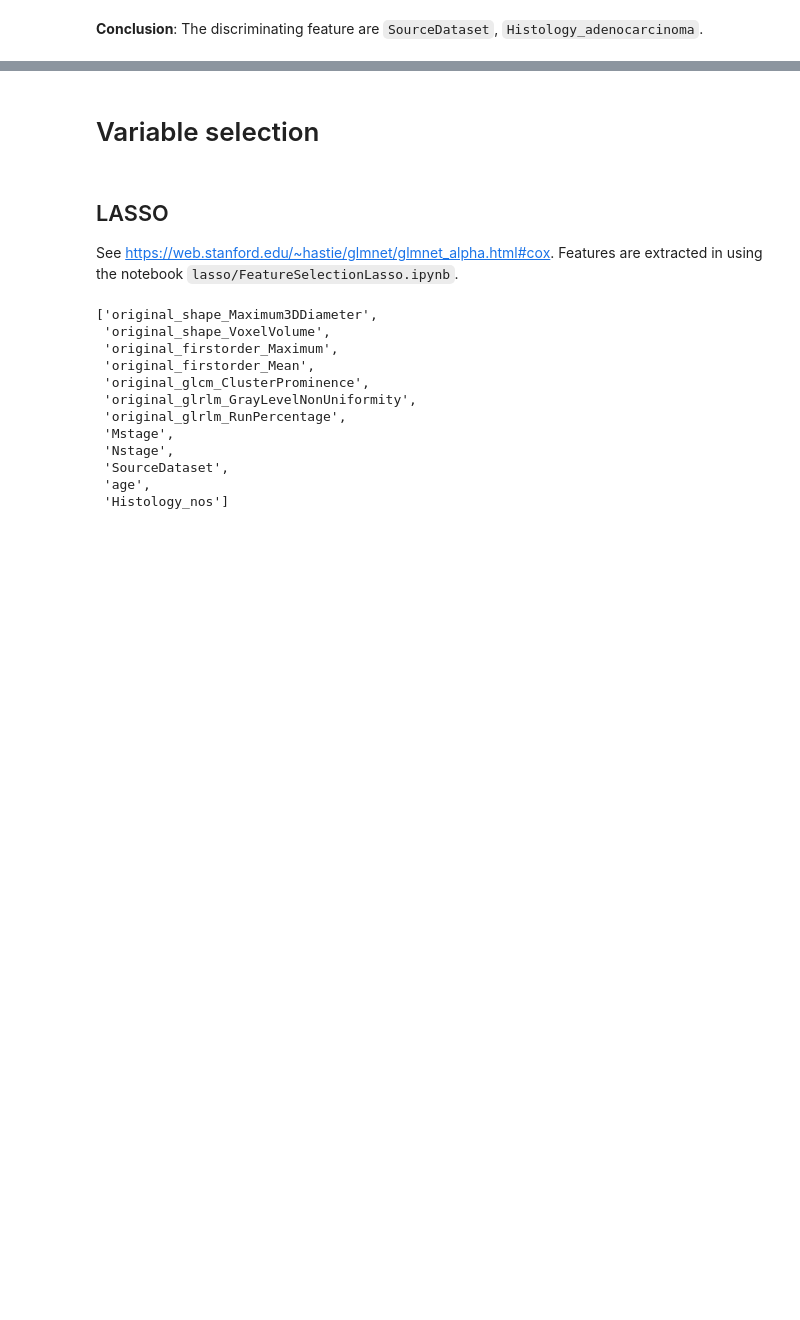
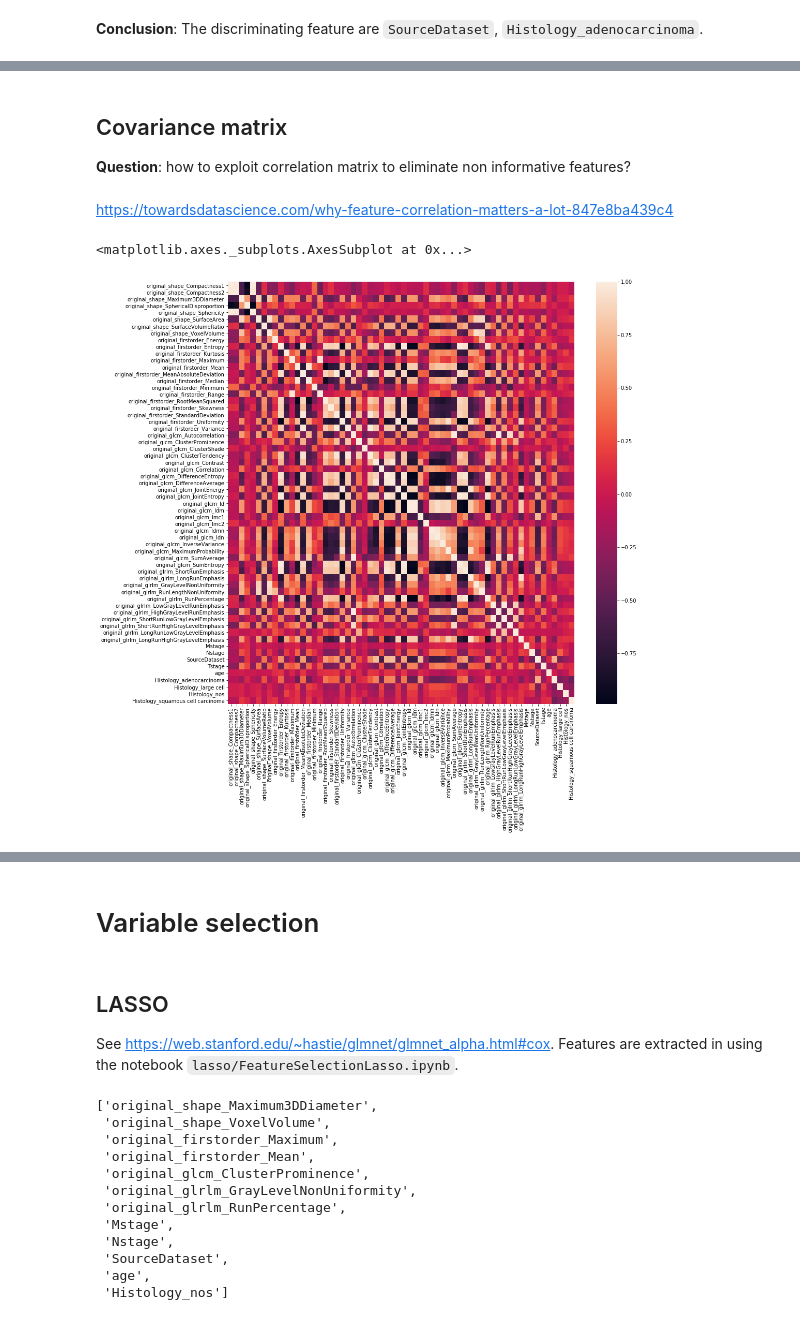
Before and after one commit to antoyang/Survival-Prediction, a Jupyter notebook: Data_Exploration/Data_exploration.ipynb, the cells around one changed output, grey strips where cells are left out. Cells and saved outputs as stored; diff of their text form; code cells hidden in the pictures; blank space fills up the shorter version.

```diff
--- a/Data_Exploration/Data_exploration.ipynb
+++ b/Data_Exploration/Data_exploration.ipynb
@@ -263,0 +465,6 @@ df
+# %% [markdown]
+## Covariance matrix
+
+**Question**: how to exploit correlation matrix to eliminate non informative features?
+# %% [markdown]
+https://towardsdatascience.com/why-feature-correlation-matters-a-lot-847e8ba439c4
@@ -263,0 +473,10 @@ df
+# %%
+input_train, output_train, input_test = load_owkin_data()
+# %%
+""" Correlation matrix """
+plt.figure(figsize=(15,15))
+corrMatrix = input_train.corr(method='pearson')
+sn.heatmap(corrMatrix)
+# %% [output]
+<matplotlib.axes._subplots.AxesSubplot at 0x...>
+[figure, added]
```
Also changed, not shown: parts of 37 cells of this notebook.
